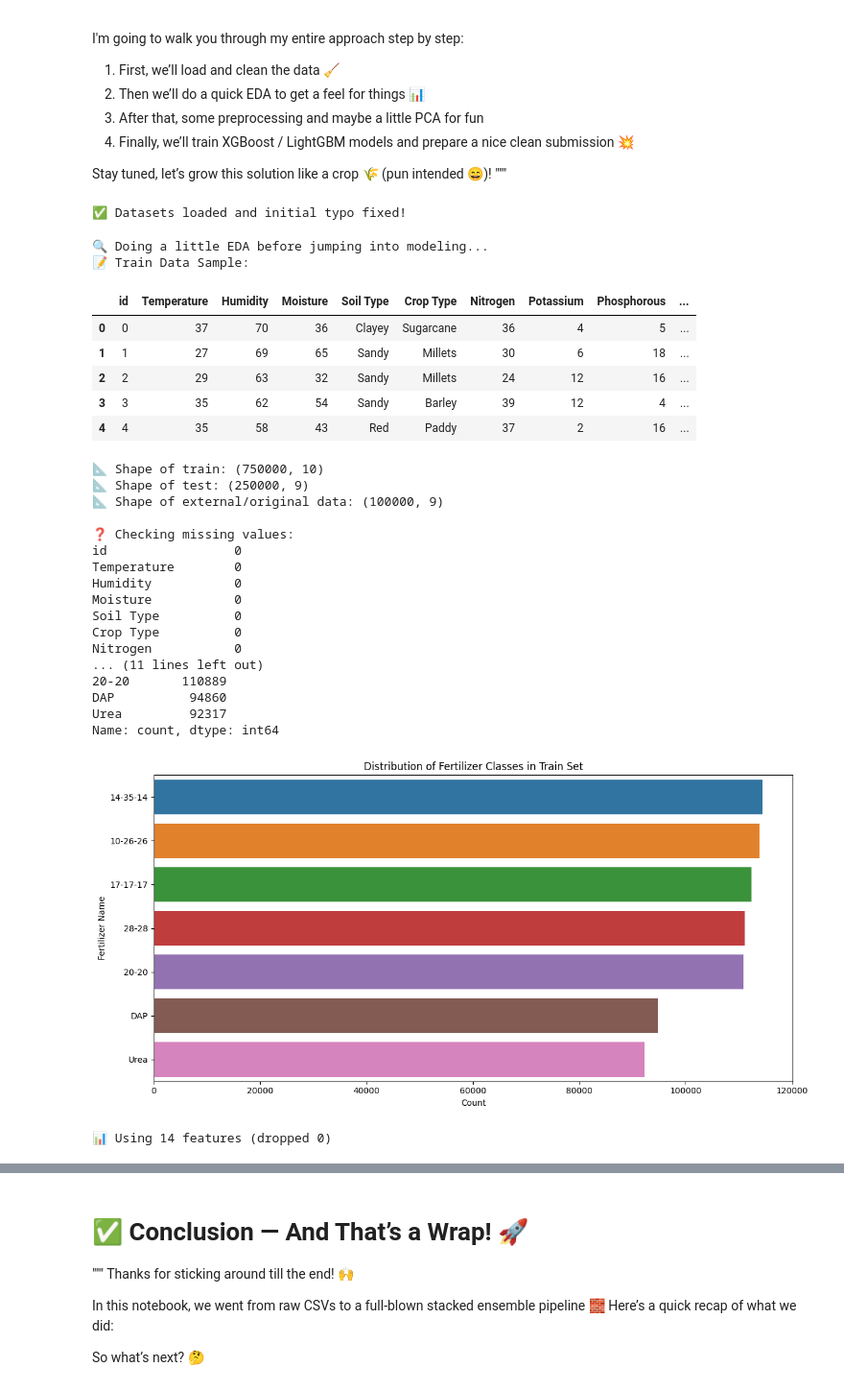
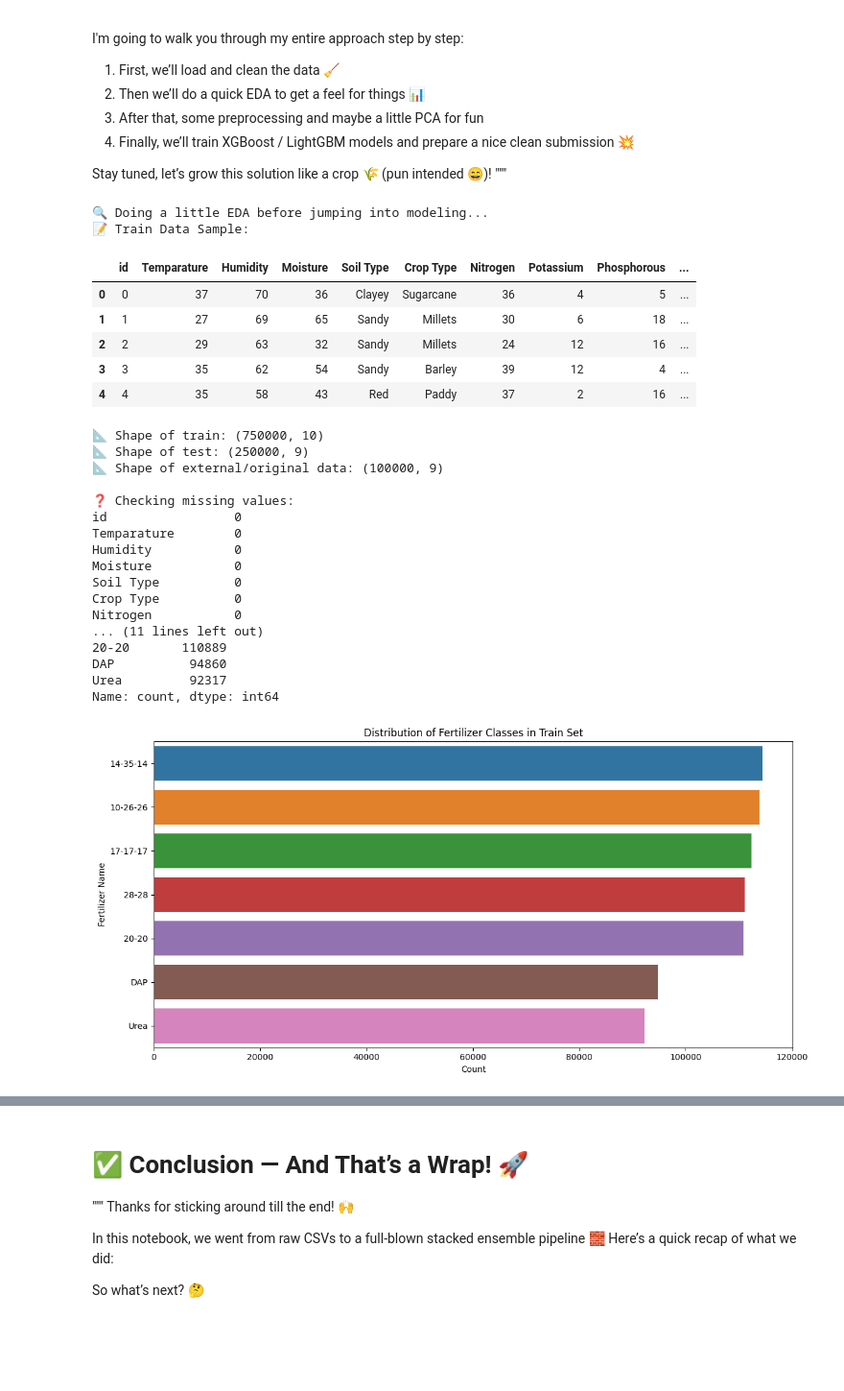
Before and after one commit to SheemaMasood381/Kaggle-Competitions, a Jupyter notebook: Optimal-Fertilizer-Prediction/optimal-fertilizer-prediction.ipynb, the cells around one changed output, grey strips where cells are left out. Shown: that part at 96% size. Saved outputs shown, nothing was run; the diff lists cells and outputs as text; code cells hidden in the pictures; blank space fills up the shorter version.

Commit message:
Kaggle Notebook | Optimal Fertilizer Prediction | Version 11

```diff
--- a/Optimal-Fertilizer-Prediction/optimal-fertilizer-prediction.ipynb
+++ b/Optimal-Fertilizer-Prediction/optimal-fertilizer-prediction.ipynb
@@ -49,61 +50,59 @@ SEED   = 13
 TARGET = "Fertilizer Name"
 np.random.seed(SEED)
-# %%
-# ============================================
-# 📥 2) Load data
-# ============================================
-train_df     = pd.read_csv("/kaggle/input/playground-series-s5e6/train.csv")
-test_df      = pd.read_csv("/kaggle/input/playground-series-s5e6/test.csv")
-submission   = pd.read_csv("/kaggle/input/playground-series-s5e6/sample_submission.csv")
-original_df  = pd.read_csv("/kaggle/input/fertilizer-prediction/Fertilizer Prediction.csv")
-
-# Fix common typo once
-for df in (train_df, test_df, original_df):
-    df.rename(columns={"Temparature": "Temperature"}, inplace=True)
-
-# 👉 Make working copies for feature-engineering
-train    = train_df.copy()
-test     = test_df.copy()
-original = original_df.copy()
-
-print("✅ Datasets loaded and initial typo fixed!")
-# %% [output]
-✅ Datasets loaded and initial typo fixed!
+# %%
+# ============================================
+#  2) Load data
+# ===========================================
+
+PLAYGROUND_DIR = "/kaggle/input/playground-series-s5e6"   #  Playground Series Season 5 Episode 6
+FERTILIZER_DIR = "/kaggle/input/fertilizer-prediction"    #  Fertilizer Prediction dataset
+
+#  Training set
+df_train = pd.read_csv(f"{PLAYGROUND_DIR}/train.csv")
+
+#  Test set (isko model pe chala kar submission banayenge)
+df_test  = pd.read_csv(f"{PLAYGROUND_DIR}/test.csv")
+
+# Original fertilizer-prediction data (feature engineering ke ideas yahan se nikal sakte hain)
+df_fert  = pd.read_csv(f"{FERTILIZER_DIR}/Fertilizer Prediction.csv")
+
+#  Submission template (yehi format Kaggle ko chahiye hota hai)
+df_sub   = pd.read_csv(f"{PLAYGROUND_DIR}/sample_submission.csv")
 # %%
 # ============================================
 # 👀 Quick EDA — Data se dosti karte hain pehle 🤝
 # ============================================
 
 print("🔍 Doing a little EDA before jumping into modeling...")
 
 # 1️⃣ Let's see how our training data looks
 print("📝 Train Data Sample:")
-display(train_df.head())
+display(df_train.head())
 
-print("📐 Shape of train:", train_df.shape)
-print("📐 Shape of test:", test_df.shape)
-print("📐 Shape of external/original data:", original_df.shape)
+print("📐 Shape of train:", df_train.shape)
+print("📐 Shape of test:", df_test.shape)
+print("📐 Shape of external/original data:", df_fert.shape)
 
 # 2️⃣ Check if any columns have missing values
 print("\n❓ Checking missing values:")
-print(train_df.isnull().sum())
+print(df_train.isnull().sum())
 
 # 3️⃣ Unique fertilizer labels — ye hi to predict krna hai 🎯
 print("\n🧪 Unique Fertilizer Labels:")
-print(train_df['Fertilizer Name'].value_counts())
+print(df_train['Fertilizer Name'].value_counts())
 
 # 4️⃣ Plot — Target distribution (thoda imbalance ho to pata chale)
 plt.figure(figsize=(12, 6))
-sns.countplot(data=train_df, y='Fertilizer Name', order=train_df['Fertilizer Name'].value_counts().index)
+sns.countplot(data=df_train, y='Fertilizer Name', order=df_train['Fertilizer Name'].value_counts().index)
 plt.title("Distribution of Fertilizer Classes in Train Set")
 plt.xlabel("Count")
 plt.ylabel("Fertilizer Name")
 plt.tight_layout()
 plt.show()
 # %% [output]
 🔍 Doing a little EDA before jumping into modeling...
 📝 Train Data Sample:
-|  | id | Temperature | Humidity | Moisture | Soil Type | Crop Type | Nitrogen | Potassium | Phosphorous | ... |
+|  | id | Temparature | Humidity | Moisture | Soil Type | Crop Type | Nitrogen | Potassium | Phosphorous | ... |
 | 0 | 0 | 37 | 70 | 36 | Clayey | Sugarcane | 36 | 4 | 5 | ... |
 | 1 | 1 | 27 | 69 | 65 | Sandy | Millets | 30 | 6 | 18 | ... |
 | 2 | 2 | 29 | 63 | 32 | Sandy | Millets | 24 | 12 | 16 | ... |
@@ -115,7 +114,7 @@ plt.show()
 
 ❓ Checking missing values:
 id                 0
-Temperature        0
+Temparature        0
 Humidity           0
 Moisture           0
 Soil Type          0
@@ -168,20 +128,0 @@ original[TARGET] = target_le.transform(original[TARGET])   # external may aid fu
-# %%
-# ============================================
-# 🏗️ 7) Final feature list
-# ============================================
-features = [
-    c for c in train.columns
-    if c != TARGET and c in test.columns and c in original.columns
-]
-
-bad_cols = []
-for c in features:
-    combined = pd.concat([train[c], test[c], original[c]])
-    if combined.nunique() == 1:         # constant in ALL sets
-        bad_cols.append(c)
-
-features = [c for c in features if c not in bad_cols]
-
-print(f"📊 Using {len(features)} features (dropped {len(bad_cols)})")
-# %% [output]
-📊 Using 14 features (dropped 0)
```
Also changed, not shown: parts of 14 cells of this notebook.
